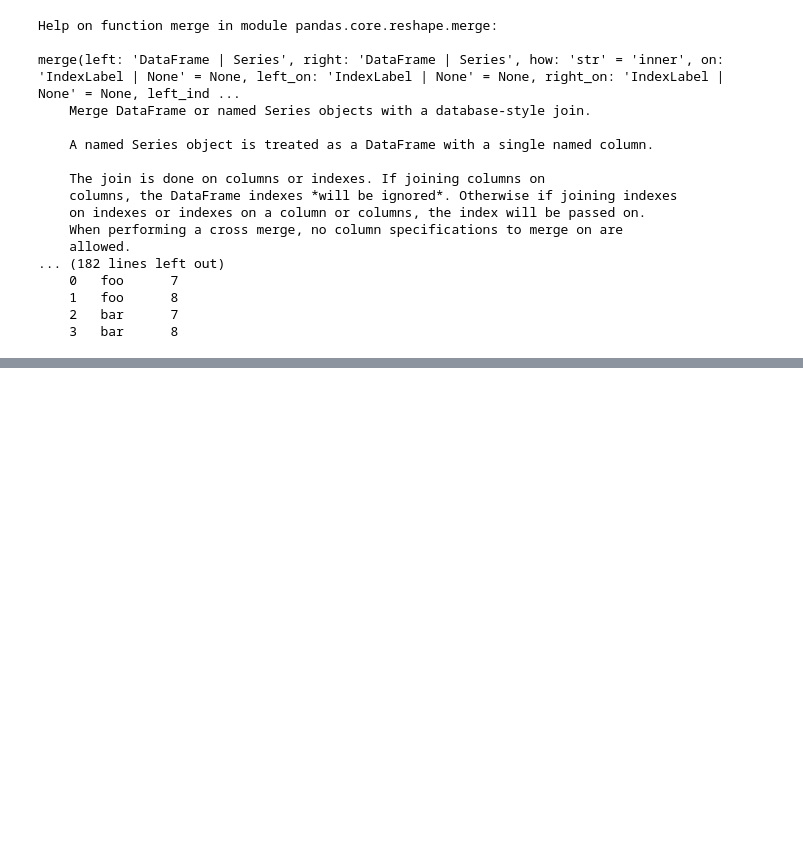
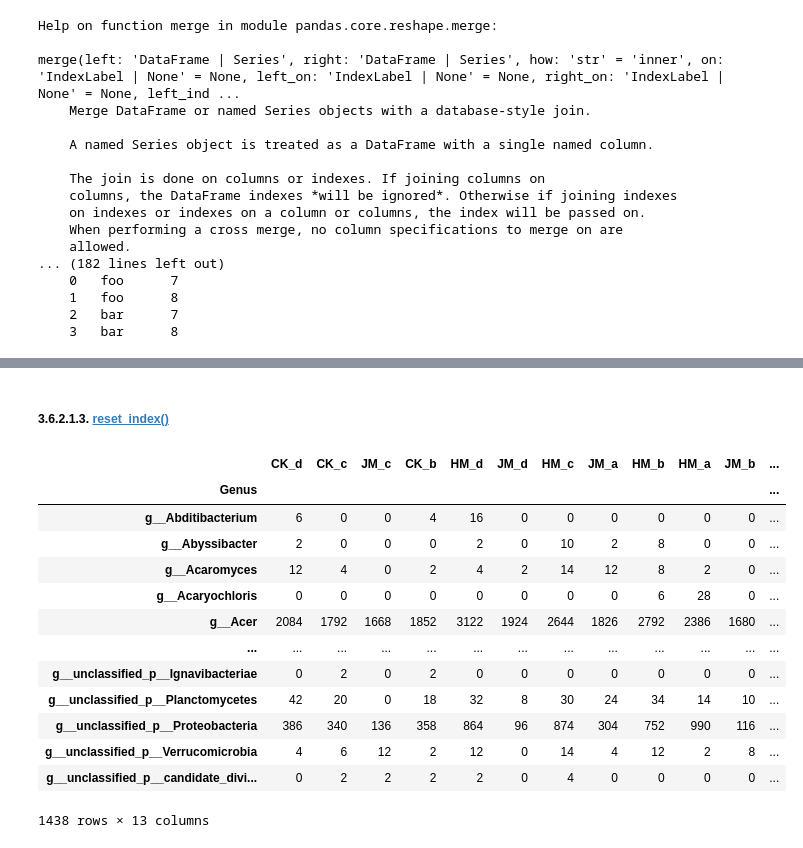
Before and after one commit to zhaoy2020/OnlineLibrary, a Jupyter notebook: 003-Data-Science/《Python-Pandas-数据清洗》/《Python-Pandas》学习笔记.ipynb, the cells around one changed output, grey strips where cells are left out. Saved outputs shown, nothing was run; the diff lists cells and outputs as text; code cells hidden in the pictures; blank space fills up the shorter version.

```diff
--- a/003-Data-Science/《Python-Pandas-数据清洗》/《Python-Pandas》学习笔记.ipynb
+++ b/003-Data-Science/《Python-Pandas-数据清洗》/《Python-Pandas》学习笔记.ipynb
@@ -782,0 +1188,19 @@ merge(left: 'DataFrame | Series', right: 'DataFrame | Series', how: 'str' = 'inn
+# %% [markdown]
+##### 3.6.2.1.3. <a id='toc3_6_2_1_3_'></a>[reset_index()](#toc0_)
+# %%
+taxatable.groupby('Genus').sum()
+# %% [output]
+|  | CK_d | CK_c | JM_c | CK_b | HM_d | JM_d | HM_c | JM_a | HM_b | HM_a | JM_b | ... |
+| Genus |  |  |  |  |  |  |  |  |  |  |  | ... |
+| g__Abditibacterium | 6 | 0 | 0 | 4 | 16 | 0 | 0 | 0 | 0 | 0 | 0 | ... |
+| g__Abyssibacter | 2 | 0 | 0 | 0 | 2 | 0 | 10 | 2 | 8 | 0 | 0 | ... |
+| g__Acaromyces | 12 | 4 | 0 | 2 | 4 | 2 | 14 | 12 | 8 | 2 | 0 | ... |
+| g__Acaryochloris | 0 | 0 | 0 | 0 | 0 | 0 | 0 | 0 | 6 | 28 | 0 | ... |
+| g__Acer | 2084 | 1792 | 1668 | 1852 | 3122 | 1924 | 2644 | 1826 | 2792 | 2386 | 1680 | ... |
+| ... | ... | ... | ... | ... | ... | ... | ... | ... | ... | ... | ... | ... |
+| g__unclassified_p__Ignavibacteriae | 0 | 2 | 0 | 2 | 0 | 0 | 0 | 0 | 0 | 0 | 0 | ... |
+| g__unclassified_p__Planctomycetes | 42 | 20 | 0 | 18 | 32 | 8 | 30 | 24 | 34 | 14 | 10 | ... |
+| g__unclassified_p__Proteobacteria | 386 | 340 | 136 | 358 | 864 | 96 | 874 | 304 | 752 | 990 | 116 | ... |
+| g__unclassified_p__Verrucomicrobia | 4 | 6 | 12 | 2 | 12 | 0 | 14 | 4 | 12 | 2 | 8 | ... |
+| g__unclassified_p__candidate_divi... | 0 | 2 | 2 | 2 | 2 | 0 | 4 | 0 | 0 | 0 | 0 | ... |
+1438 rows × 13 columns
```
Also changed, not shown: parts of 90 cells of this notebook, 22 other files.
